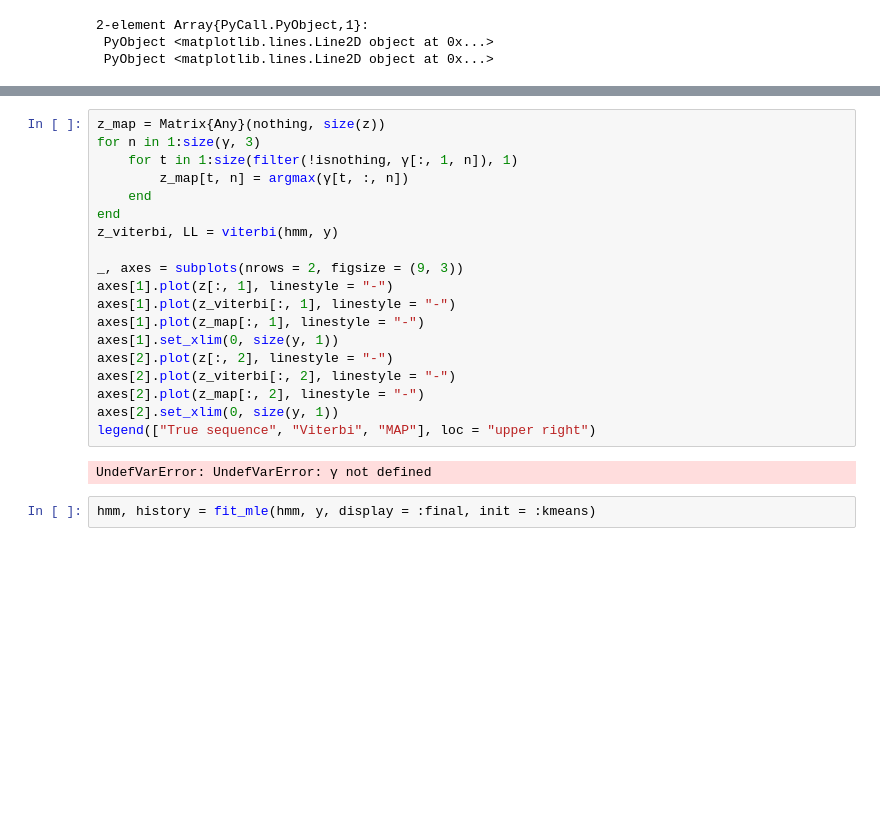
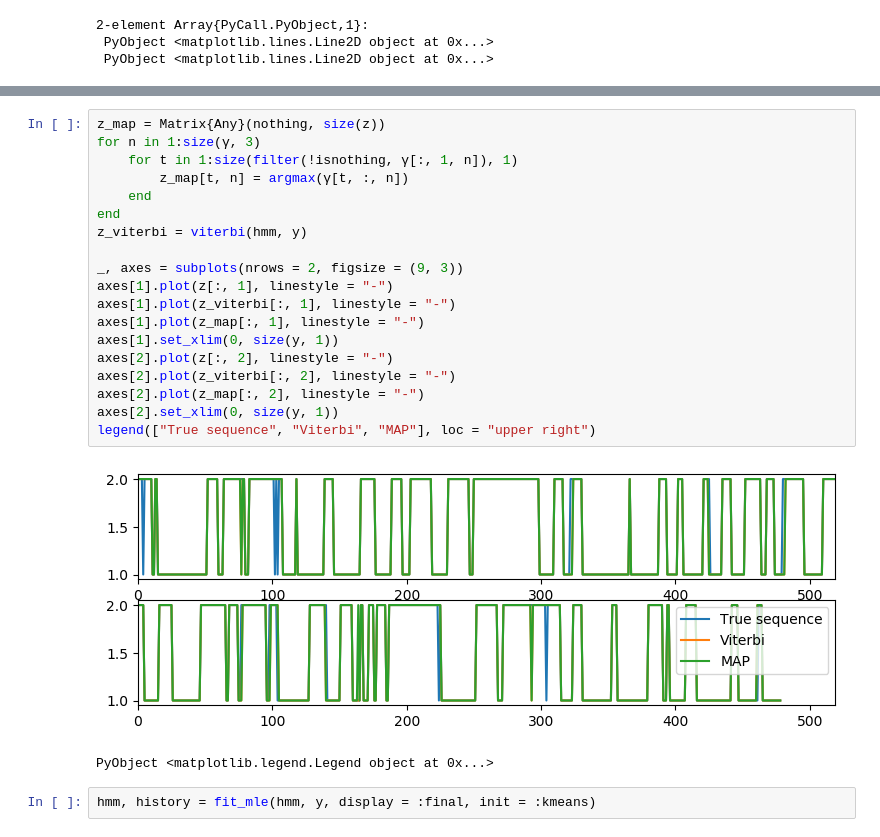
Before and after one commit to maxmouchet/HMMBase.jl, a Jupyter notebook: notebooks/multiple sequences.ipynb, the cells around one changed output, grey strips where cells are left out. Cells and saved outputs as stored; diff of their text form; blank space fills up the shorter version.

```diff
--- a/notebooks/multiple sequences.ipynb
+++ b/notebooks/multiple sequences.ipynb
@@ -429,24 +397,25 @@ UndefVarError: UndefVarError: β not defined
 # %%
 z_map = Matrix{Any}(nothing, size(z))
 for n in 1:size(γ, 3)
     for t in 1:size(filter(!isnothing, γ[:, 1, n]), 1)
         z_map[t, n] = argmax(γ[t, :, n])
     end
 end
-z_viterbi, LL = viterbi(hmm, y)
+z_viterbi = viterbi(hmm, y)
 
 _, axes = subplots(nrows = 2, figsize = (9, 3))
 axes[1].plot(z[:, 1], linestyle = "-")
 axes[1].plot(z_viterbi[:, 1], linestyle = "-")
 axes[1].plot(z_map[:, 1], linestyle = "-")
 axes[1].set_xlim(0, size(y, 1))
 axes[2].plot(z[:, 2], linestyle = "-")
 axes[2].plot(z_viterbi[:, 2], linestyle = "-")
 axes[2].plot(z_map[:, 2], linestyle = "-")
 axes[2].set_xlim(0, size(y, 1))
 legend(["True sequence", "Viterbi", "MAP"], loc = "upper right")
 # %% [output]
+[figure, added]
-UndefVarError: UndefVarError: γ not defined
+PyObject <matplotlib.legend.Legend object at 0x...>
 # %%
 hmm, history = fit_mle(hmm, y, display = :final, init = :kmeans)
 # %% [output]
```
Also changed, not shown: parts of 10 cells of this notebook, 1 other file.
